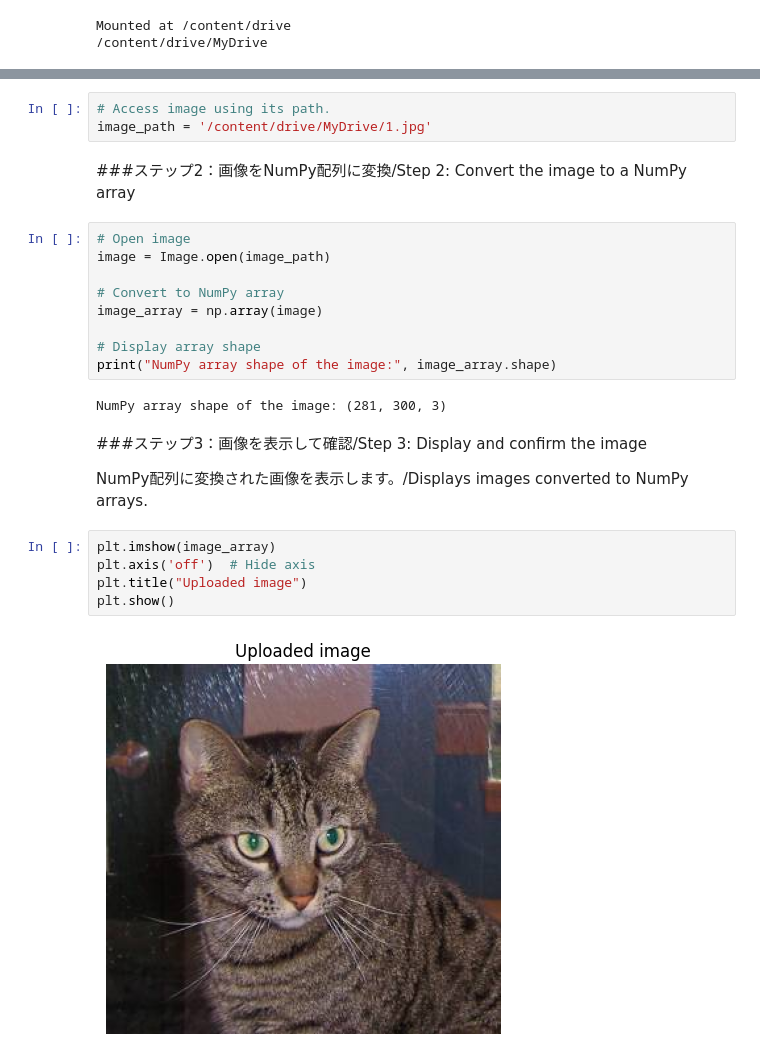
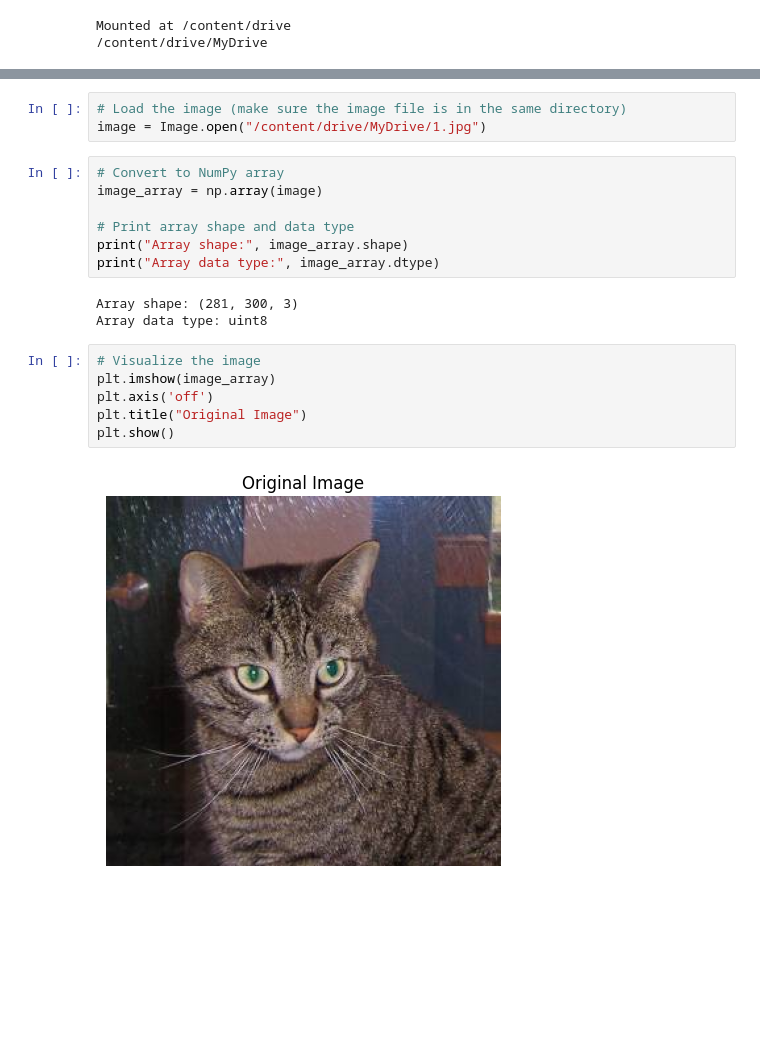
Before and after one commit to sumico/seminar, a Jupyter notebook: 23/image_to_numpy.ipynb, the cells around one changed output, grey strips where cells are left out. Drawn from its saved outputs; the diff is of its cells as text; blank space fills up the shorter version.

```diff
--- a/23/image_to_numpy.ipynb
+++ b/23/image_to_numpy.ipynb
@@ -16,27 +12,21 @@ import matplotlib.pyplot as plt
-# %%
-# Access image using its path.
-image_path = '/content/drive/MyDrive/1.jpg'
-# %% [markdown]
-###ステップ2：画像をNumPy配列に変換/Step 2: Convert the image to a NumPy array
+# %%
+# Load the image (make sure the image file is in the same directory)
+image = Image.open("/content/drive/MyDrive/1.jpg")
 # %%
-# Open image
-image = Image.open(image_path)
-
 # Convert to NumPy array
 image_array = np.array(image)
 
-# Display array shape
-print("NumPy array shape of the image:", image_array.shape)
+# Print array shape and data type
+print("Array shape:", image_array.shape)
+print("Array data type:", image_array.dtype)
 # %% [output]
-NumPy array shape of the image: (281, 300, 3)
+Array shape: (281, 300, 3)
+Array data type: uint8
-# %% [markdown]
-###ステップ3：画像を表示して確認/Step 3: Display and confirm the image
-
-NumPy配列に変換された画像を表示します。/Displays images converted to NumPy arrays.
 # %%
+# Visualize the image
 plt.imshow(image_array)
-plt.axis('off')  # Hide axis
-plt.title("Uploaded image")
+plt.axis('off')
+plt.title("Original Image")
 plt.show()
 # %% [output]
-[figure, old version]
+[figure, new version]
```
Also changed, not shown: parts of 5 cells of this notebook.
